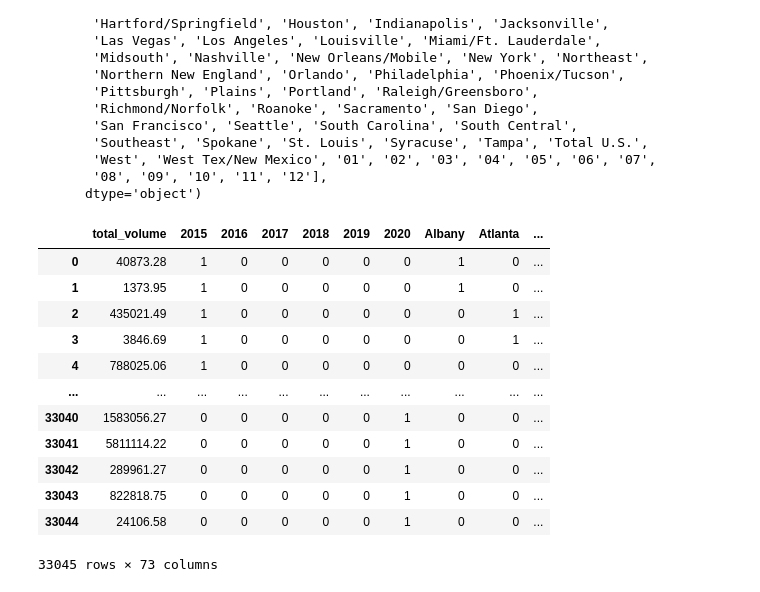
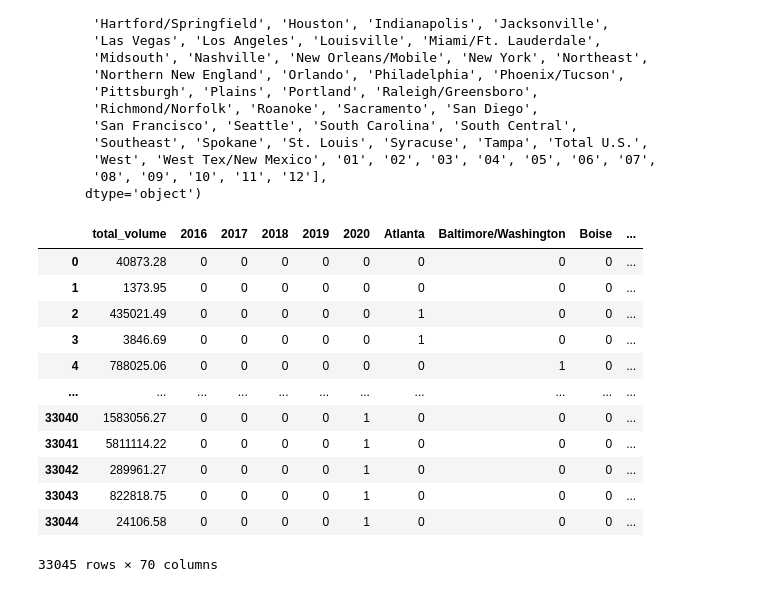
Before and after one commit to plqualls/CADO, a Jupyter notebook: report.ipynb, the cells around one changed output. Saved outputs shown, nothing was run; the diff lists cells and outputs as text; code cells hidden in the pictures.

```diff
--- a/report.ipynb
+++ b/report.ipynb
@@ -167,35 +167,38 @@ Index(['date', 'average_price', 'total_volume', 'total_bags', 'xlarge_bags',
 # %%
 y = df['average_price']
 x = df[['total_volume', '2015', '2016', '2017', '2018',
        '2019', '2020', 'Albany', 'Atlanta', 'Baltimore/Washington', 'Boise',
        'Boston', 'Buffalo/Rochester', 'California', 'Charlotte', 'Chicago',
        'Cincinnati/Dayton', 'Columbus', 'Dallas/Ft. Worth', 'Denver',
        'Detroit', 'Grand Rapids', 'Great Lakes', 'Harrisburg/Scranton',
        'Hartford/Springfield', 'Houston', 'Indianapolis', 'Jacksonville',
        'Las Vegas', 'Los Angeles', 'Louisville', 'Miami/Ft. Lauderdale',
        'Midsouth', 'Nashville', 'New Orleans/Mobile', 'New York', 'Northeast',
        'Northern New England', 'Orlando', 'Philadelphia', 'Phoenix/Tucson',
        'Pittsburgh', 'Plains', 'Portland', 'Raleigh/Greensboro',
        'Richmond/Norfolk', 'Roanoke', 'Sacramento', 'San Diego',
        'San Francisco', 'Seattle', 'South Carolina', 'South Central',
        'Southeast', 'Spokane', 'St. Louis', 'Syracuse', 'Tampa', 'Total U.S.',
        'West', 'West Tex/New Mexico', '01', '02', '03', '04', '05', '06', '07',
        '08', '09', '10', '11', '12' ]]
+# Avoid perfect multicollinearity for all dummy variables
+for col in ['2015', 'Albany', '01']:
+    del x[col]
 x
 # %% [output]
-|  | total_volume | 2015 | 2016 | 2017 | 2018 | 2019 | 2020 | Albany | Atlanta | ... |
-| 0 | 40873.28 | 1 | 0 | 0 | 0 | 0 | 0 | 1 | 0 | ... |
-| 1 | 1373.95 | 1 | 0 | 0 | 0 | 0 | 0 | 1 | 0 | ... |
-| 2 | 435021.49 | 1 | 0 | 0 | 0 | 0 | 0 | 0 | 1 | ... |
-| 3 | 3846.69 | 1 | 0 | 0 | 0 | 0 | 0 | 0 | 1 | ... |
-| 4 | 788025.06 | 1 | 0 | 0 | 0 | 0 | 0 | 0 | 0 | ... |
+|  | total_volume | 2016 | 2017 | 2018 | 2019 | 2020 | Atlanta | Baltimore/Washington | Boise | ... |
+| 0 | 40873.28 | 0 | 0 | 0 | 0 | 0 | 0 | 0 | 0 | ... |
+| 1 | 1373.95 | 0 | 0 | 0 | 0 | 0 | 0 | 0 | 0 | ... |
+| 2 | 435021.49 | 0 | 0 | 0 | 0 | 0 | 1 | 0 | 0 | ... |
+| 3 | 3846.69 | 0 | 0 | 0 | 0 | 0 | 1 | 0 | 0 | ... |
+| 4 | 788025.06 | 0 | 0 | 0 | 0 | 0 | 0 | 1 | 0 | ... |
 | ... | ... | ... | ... | ... | ... | ... | ... | ... | ... | ... |
-| 33040 | 1583056.27 | 0 | 0 | 0 | 0 | 0 | 1 | 0 | 0 | ... |
-| 33041 | 5811114.22 | 0 | 0 | 0 | 0 | 0 | 1 | 0 | 0 | ... |
-| 33042 | 289961.27 | 0 | 0 | 0 | 0 | 0 | 1 | 0 | 0 | ... |
-| 33043 | 822818.75 | 0 | 0 | 0 | 0 | 0 | 1 | 0 | 0 | ... |
-| 33044 | 24106.58 | 0 | 0 | 0 | 0 | 0 | 1 | 0 | 0 | ... |
+| 33040 | 1583056.27 | 0 | 0 | 0 | 0 | 1 | 0 | 0 | 0 | ... |
+| 33041 | 5811114.22 | 0 | 0 | 0 | 0 | 1 | 0 | 0 | 0 | ... |
+| 33042 | 289961.27 | 0 | 0 | 0 | 0 | 1 | 0 | 0 | 0 | ... |
+| 33043 | 822818.75 | 0 | 0 | 0 | 0 | 1 | 0 | 0 | 0 | ... |
+| 33044 | 24106.58 | 0 | 0 | 0 | 0 | 1 | 0 | 0 | 0 | ... |
-33045 rows × 73 columns
+33045 rows × 70 columns
 # %%
 xTrain, xTest, yTrain, yTest = train_test_split(x, y)
 # %%
```
Also changed, not shown: parts of 15 cells of this notebook, 1 other file.
